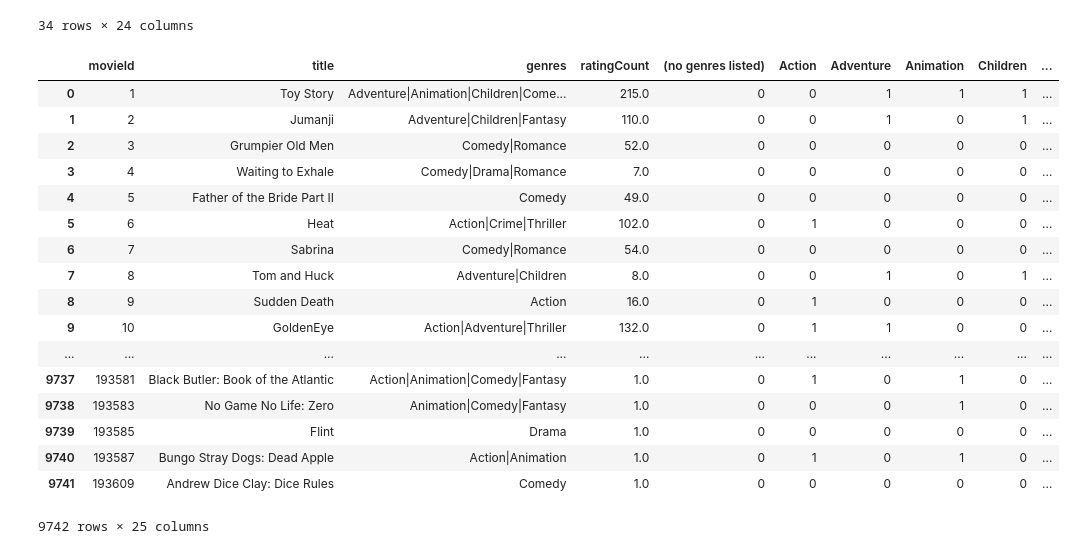
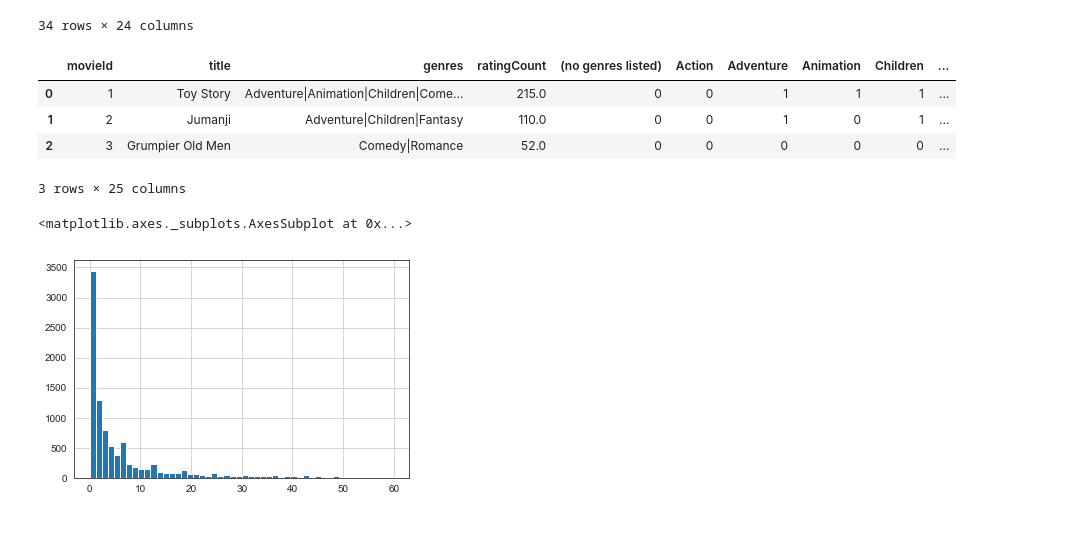
Before and after one commit to MedalKa/lab2, a Jupyter notebook: Lab_2. Recommender systems.ipynb, the cells around one changed output. Drawn from its saved outputs; the diff is of its cells as text; code cells hidden in the pictures.

```diff
--- a/Lab_2. Recommender systems.ipynb
+++ b/Lab_2. Recommender systems.ipynb
@@ -175,7 +175,6 @@ def parse_title(row):
     yearEnd = int(row["title"].rfind(")"))
     if(yearStart!=-1 and yearEnd!=-1):
         year = row["title"][yearStart+1: yearEnd]
-        row["title"] = row["title"][0:yearStart]
         if(year.isdigit()):
             return int(year)
         else:
@@ -191,23 +190,15 @@ movies["year"] = movies.apply(lambda x: parse_title(x), axis=1)
 # %%
 movies["title"] = movies.apply(lambda x: drop_year(x), axis=1)
 # %%
-movies
+movies.head(3)
 # %% [output]
 |  | movieId | title | genres | ratingCount | (no genres listed) | Action | Adventure | Animation | Children | ... |
 | 0 | 1 | Toy Story | Adventure|Animation|Children|Come... | 215.0 | 0 | 0 | 1 | 1 | 1 | ... |
 | 1 | 2 | Jumanji | Adventure|Children|Fantasy | 110.0 | 0 | 0 | 1 | 0 | 1 | ... |
 | 2 | 3 | Grumpier Old Men | Comedy|Romance | 52.0 | 0 | 0 | 0 | 0 | 0 | ... |
-| 3 | 4 | Waiting to Exhale | Comedy|Drama|Romance | 7.0 | 0 | 0 | 0 | 0 | 0 | ... |
-| 4 | 5 | Father of the Bride Part II | Comedy | 49.0 | 0 | 0 | 0 | 0 | 0 | ... |
-| 5 | 6 | Heat | Action|Crime|Thriller | 102.0 | 0 | 1 | 0 | 0 | 0 | ... |
-| 6 | 7 | Sabrina | Comedy|Romance | 54.0 | 0 | 0 | 0 | 0 | 0 | ... |
-| 7 | 8 | Tom and Huck | Adventure|Children | 8.0 | 0 | 0 | 1 | 0 | 1 | ... |
-| 8 | 9 | Sudden Death | Action | 16.0 | 0 | 1 | 0 | 0 | 0 | ... |
-| 9 | 10 | GoldenEye | Action|Adventure|Thriller | 132.0 | 0 | 1 | 1 | 0 | 0 | ... |
-| ... | ... | ... | ... | ... | ... | ... | ... | ... | ... | ... |
-| 9737 | 193581 | Black Butler: Book of the Atlantic | Action|Animation|Comedy|Fantasy | 1.0 | 0 | 1 | 0 | 1 | 0 | ... |
-| 9738 | 193583 | No Game No Life: Zero | Animation|Comedy|Fantasy | 1.0 | 0 | 0 | 0 | 1 | 0 | ... |
-| 9739 | 193585 | Flint | Drama | 1.0 | 0 | 0 | 0 | 0 | 0 | ... |
-| 9740 | 193587 | Bungo Stray Dogs: Dead Apple | Action|Animation | 1.0 | 0 | 1 | 0 | 1 | 0 | ... |
-| 9741 | 193609 | Andrew Dice Clay: Dice Rules | Comedy | 1.0 | 0 | 0 | 0 | 0 | 0 | ... |
-9742 rows × 25 columns
+3 rows × 25 columns
+# %%
+movies["ratingCount"].hist(bins=50, range=(0, 60)) #для большей наглядности смотрим до 60, иначе хвост будет дилнный
+# %% [output]
+<matplotlib.axes._subplots.AxesSubplot at 0x...>
+[figure, added]
```
Also changed, not shown: parts of 1 cell of this notebook.
